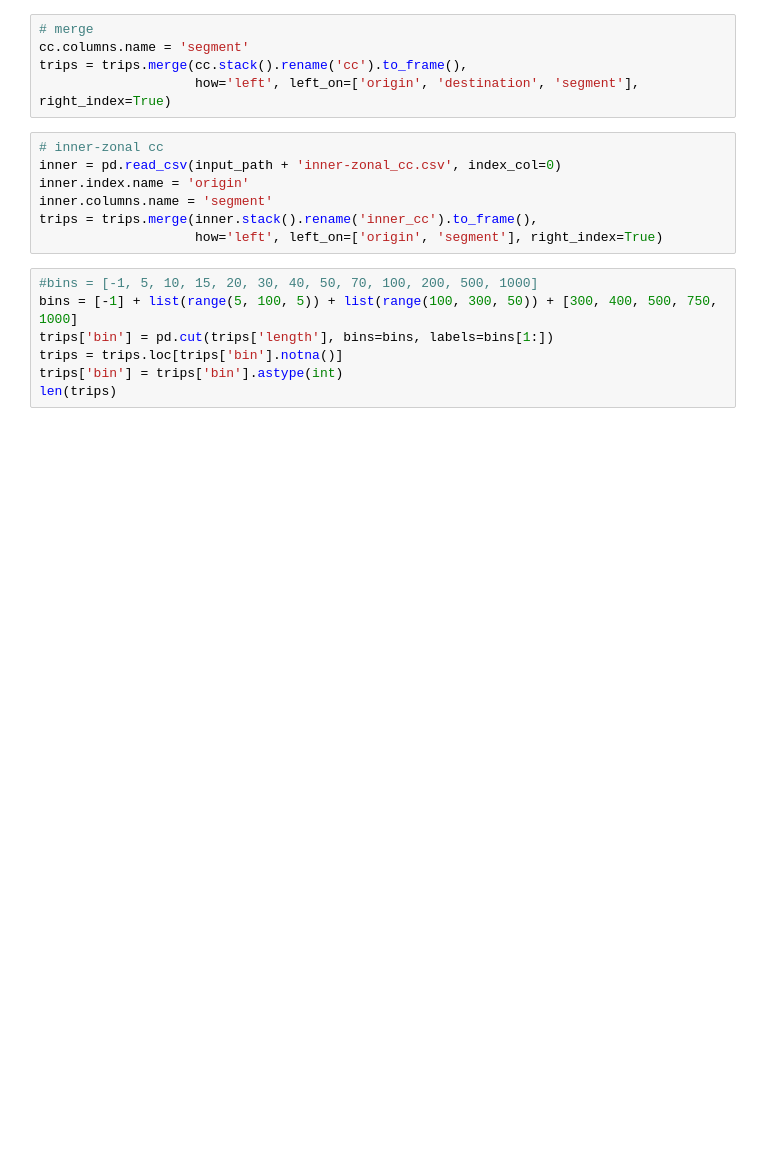
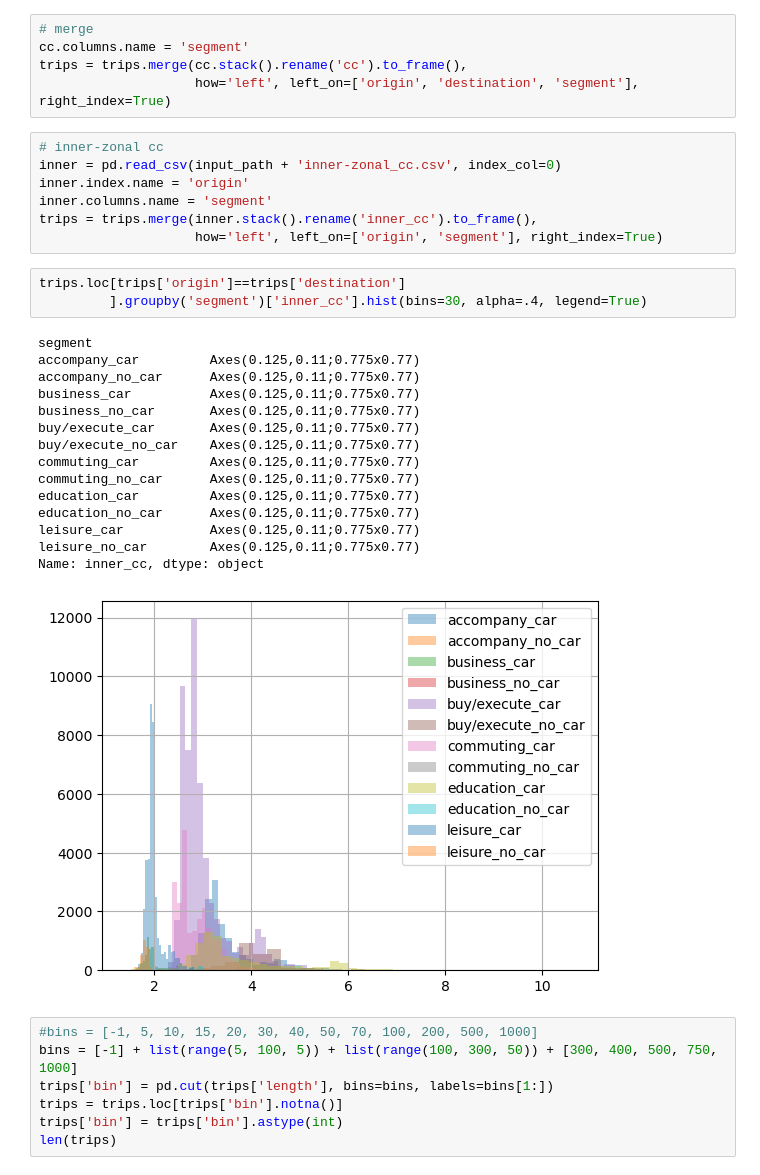
Before and after one commit to marlinarnz/quetzal_germany, a Jupyter notebook: notebooks/cal_distribution.ipynb, the cells around one changed output. Cells and saved outputs as stored; diff of their text form; blank space fills up the shorter version.

```diff
--- a/notebooks/cal_distribution.ipynb
+++ b/notebooks/cal_distribution.ipynb
@@ -59,6 +59,25 @@ inner.index.name = 'origin'
 inner.columns.name = 'segment'
 trips = trips.merge(inner.stack().rename('inner_cc').to_frame(),
                     how='left', left_on=['origin', 'segment'], right_index=True)
+# %%
+trips.loc[trips['origin']==trips['destination']
+         ].groupby('segment')['inner_cc'].hist(bins=30, alpha=.4, legend=True)
+# %% [output]
+segment
+accompany_car         Axes(0.125,0.11;0.775x0.77)
+accompany_no_car      Axes(0.125,0.11;0.775x0.77)
+business_car          Axes(0.125,0.11;0.775x0.77)
+business_no_car       Axes(0.125,0.11;0.775x0.77)
+buy/execute_car       Axes(0.125,0.11;0.775x0.77)
+buy/execute_no_car    Axes(0.125,0.11;0.775x0.77)
+commuting_car         Axes(0.125,0.11;0.775x0.77)
+commuting_no_car      Axes(0.125,0.11;0.775x0.77)
+education_car         Axes(0.125,0.11;0.775x0.77)
+education_no_car      Axes(0.125,0.11;0.775x0.77)
+leisure_car           Axes(0.125,0.11;0.775x0.77)
+leisure_no_car        Axes(0.125,0.11;0.775x0.77)
+Name: inner_cc, dtype: object
+[figure, added]
 # %%
 #bins = [-1, 5, 10, 15, 20, 30, 40, 50, 70, 100, 200, 500, 1000]
 bins = [-1] + list(range(5, 100, 5)) + list(range(100, 300, 50)) + [300, 400, 500, 750, 1000]
```
Also changed, not shown: parts of 12 cells of this notebook, 6 other files.
